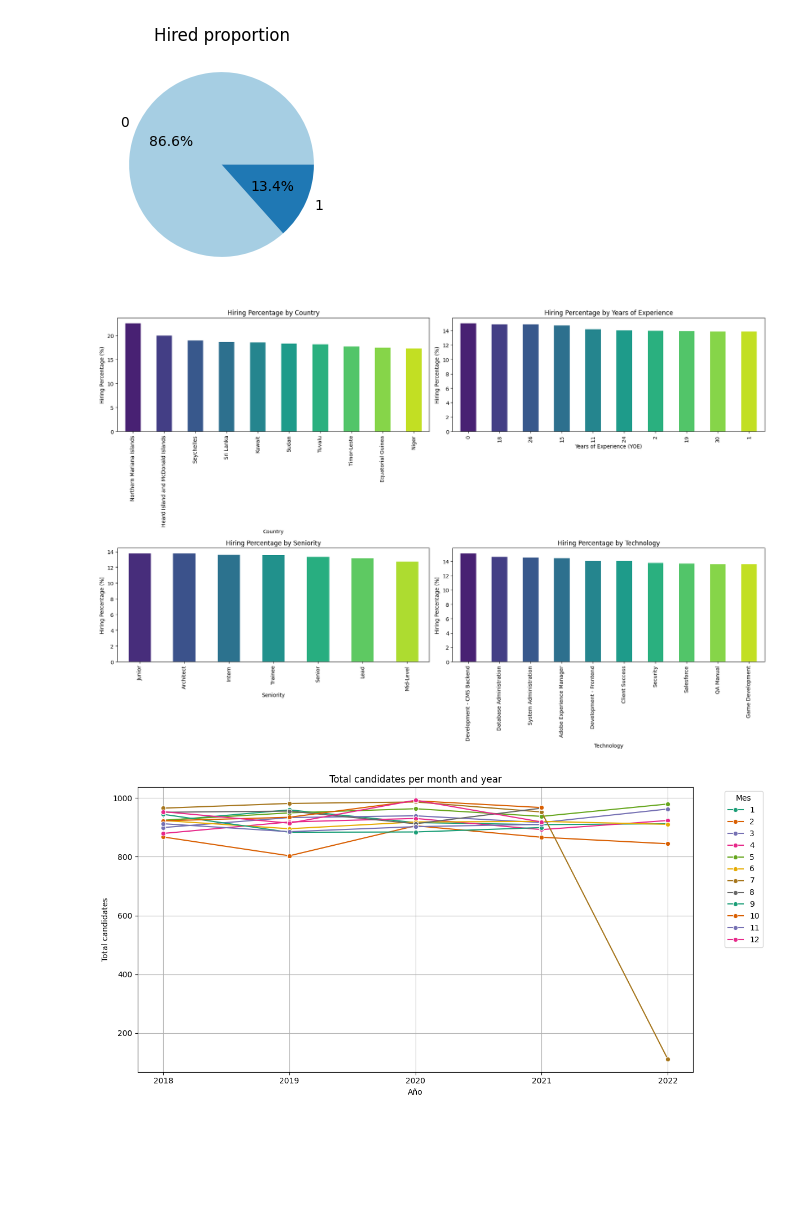
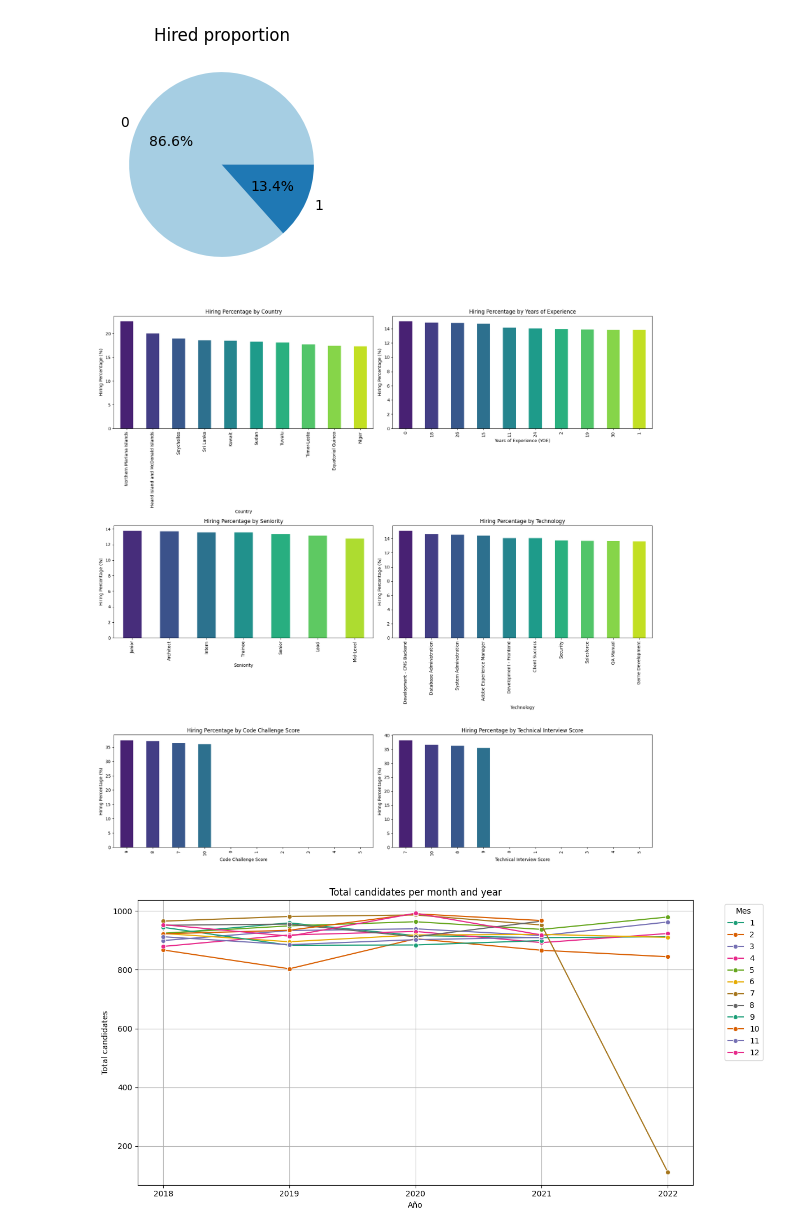
Before and after one commit to caroldvarela/workshop-01, a Jupyter notebook: notebooks/002_EDA.ipynb, the cells around one changed output. Cells and saved outputs as stored; diff of their text form; code cells hidden in the pictures; blank space fills up the shorter version.

Commit message:
EDA fixing data visualization + data quality

```diff
--- a/notebooks/002_EDA.ipynb
+++ b/notebooks/002_EDA.ipynb
@@ -161,7 +167,7 @@ plt.show()
 # %% [output]
 [figure]
 # %%
-fig, axs = plt.subplots(2, 2, figsize=(18, 12))
+fig, axs = plt.subplots(3, 2, figsize=(18, 18))
 
 temp = df.groupby('Country').Hired.mean().sort_values(ascending=False) * 100
 temp = temp[0:10]
@@ -175,34 +181,49 @@ axs[0, 0].set_ylabel('Hiring Percentage (%)')
 temp = df.groupby('YOE').Hired.mean().sort_values(ascending=False) * 100
 temp = temp[0:10]
 palette = sns.color_palette("viridis", len(temp))
 temp.plot.bar(color=palette, ax=axs[0, 1])
 axs[0, 1].set_title('Hiring Percentage by Years of Experience')
 axs[0, 1].set_xlabel('Years of Experience (YOE)')
 axs[0, 1].set_ylabel('Hiring Percentage (%)')
 
 
 temp = df.groupby('Seniority').Hired.mean().sort_values(ascending=False) * 100
 temp = temp[0:10]
 palette = sns.color_palette("viridis", len(temp))
 temp.plot.bar(color=palette, ax=axs[1, 0])
 axs[1, 0].set_title('Hiring Percentage by Seniority')
 axs[1, 0].set_xlabel('Seniority')
 axs[1, 0].set_ylabel('Hiring Percentage (%)')
 
 
 temp = df.groupby('Technology').Hired.mean().sort_values(ascending=False) * 100
 temp = temp[0:10]
 palette = sns.color_palette("viridis", len(temp))
 temp.plot.bar(color=palette, ax=axs[1, 1])
 axs[1, 1].set_title('Hiring Percentage by Technology')
 axs[1, 1].set_xlabel('Technology')
 axs[1, 1].set_ylabel('Hiring Percentage (%)')
 
+temp = df.groupby('Code_Challenge_Score').Hired.mean().sort_values(ascending=False) * 100
+temp = temp[0:10]
+palette = sns.color_palette("viridis", len(temp))
+temp.plot.bar(color=palette, ax=axs[2, 0])
+axs[2, 0].set_title('Hiring Percentage by Code Challenge Score')
+axs[2, 0].set_xlabel('Code Challenge Score')
+axs[2, 0].set_ylabel('Hiring Percentage (%)')
+
+temp = df.groupby('Technical_Interview_Score').Hired.mean().sort_values(ascending=False) * 100
+temp = temp[0:10]
+palette = sns.color_palette("viridis", len(temp))
+temp.plot.bar(color=palette, ax=axs[2, 1])
+axs[2, 1].set_title('Hiring Percentage by Technical Interview Score')
+axs[2, 1].set_xlabel('Technical Interview Score')
+axs[2, 1].set_ylabel('Hiring Percentage (%)')
 
 plt.tight_layout()
 plt.show()
 # %% [output]
-[figure, old version]
+[figure, new version]
 # %%
 df_date = df.copy()
 df_date['Application_Date'] = pd.to_datetime(df_date['Application_Date'])
```
Also changed, not shown: parts of 11 cells of this notebook.
